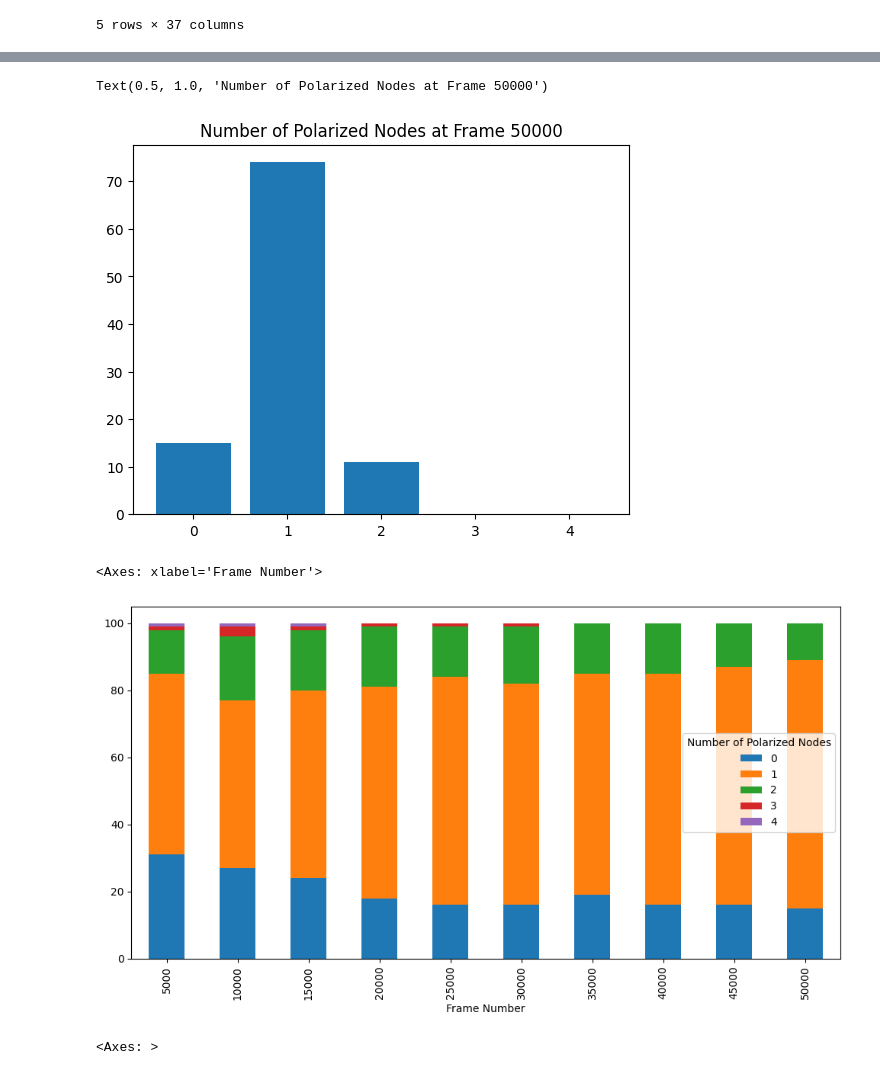
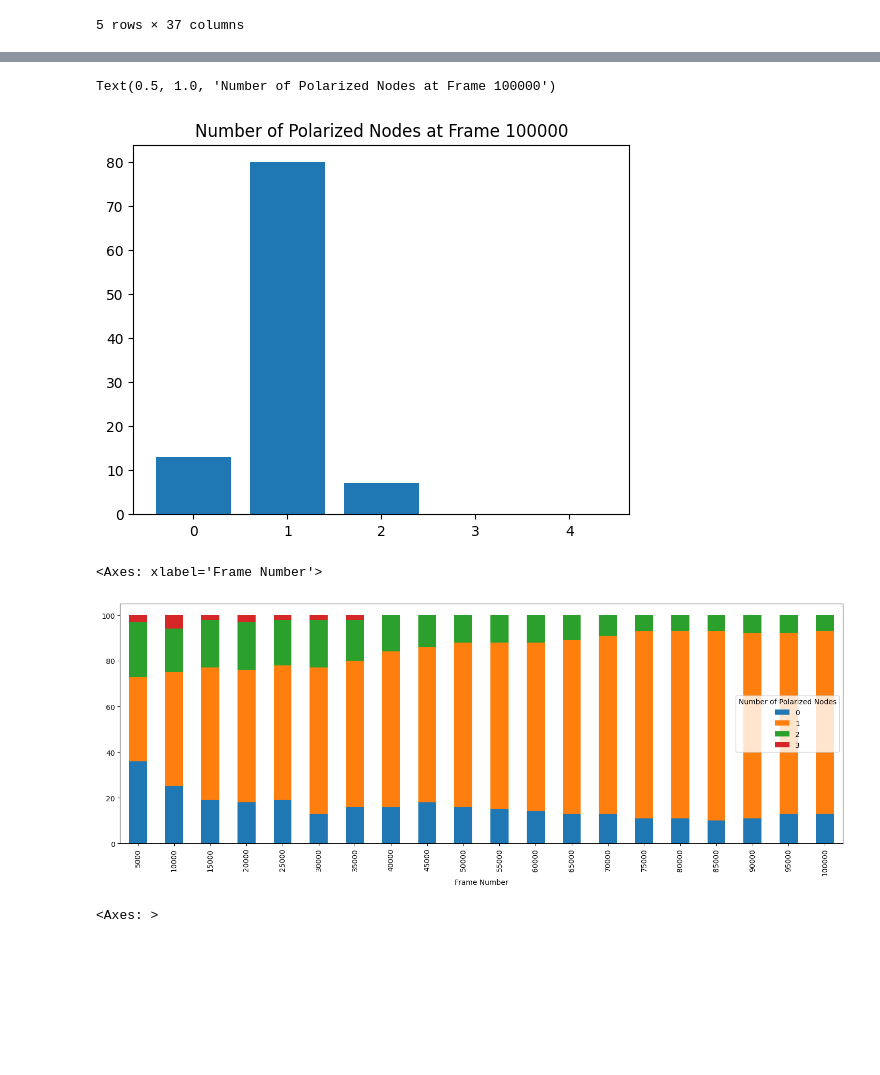
Before and after one commit to bozunhuang/PIP-polarization-simulation, a Jupyter notebook: data_analysis/model.ipynb, the cells around one changed output, grey strips where cells are left out. Saved outputs shown, nothing was run; the diff lists cells and outputs as text; code cells hidden in the pictures; blank space fills up the shorter version.

Commit message:
Add data

```diff
--- a/data_analysis/model.ipynb
+++ b/data_analysis/model.ipynb
@@ -5,7 +5,7 @@ import matplotlib.pyplot as plt
 import pandas as pd
 import seaborn as sns
 # %%
-mpft1 = pd.read_csv("../data/8-4-15-200-1.csv")
+mpft1 = pd.read_csv("../data/8-4-15-200-2.csv")
 # %%
 def feature_engineering(data):
     for i in range(1, 5):
@@ -81,20 +81,20 @@ processed_data.head()
 
 plt.hist(
     processed_data["Number of Polarized Nodes"][
-        processed_data["Frame Number"] == 50000
+        processed_data["Frame Number"] == 100000
     ],
     bins=np.arange(-0.5, 5.5, 1),
     rwidth=0.8,
 )
-plt.title("Number of Polarized Nodes at Frame 50000")
+plt.title("Number of Polarized Nodes at Frame 100000")
 # %% [output]
-Text(0.5, 1.0, 'Number of Polarized Nodes at Frame 50000')
+Text(0.5, 1.0, 'Number of Polarized Nodes at Frame 100000')
-[figure, old version]
+[figure, new version]
 # %%
-processed_data.groupby("Frame Number")["Number of Polarized Nodes"].value_counts().unstack().plot(kind='bar', stacked=True, figsize=(12, 6))
+processed_data.groupby("Frame Number")["Number of Polarized Nodes"].value_counts().unstack().plot(kind='bar', stacked=True, figsize=(18, 6))
 # %% [output]
 <Axes: xlabel='Frame Number'>
-[figure, old version]
+[figure, new version]
 # %%
 constant_columns = ["Timestep", "Patch Area", "alpha_PIP", "alpha_enzyme", "k_mkcat", "k_mKm", "p_mkcat", "p_mKm"]
 corr_matrix = mpft1.drop(columns=constant_columns).corr()
```
Also changed, not shown: parts of 5 cells of this notebook, 2 other files.
